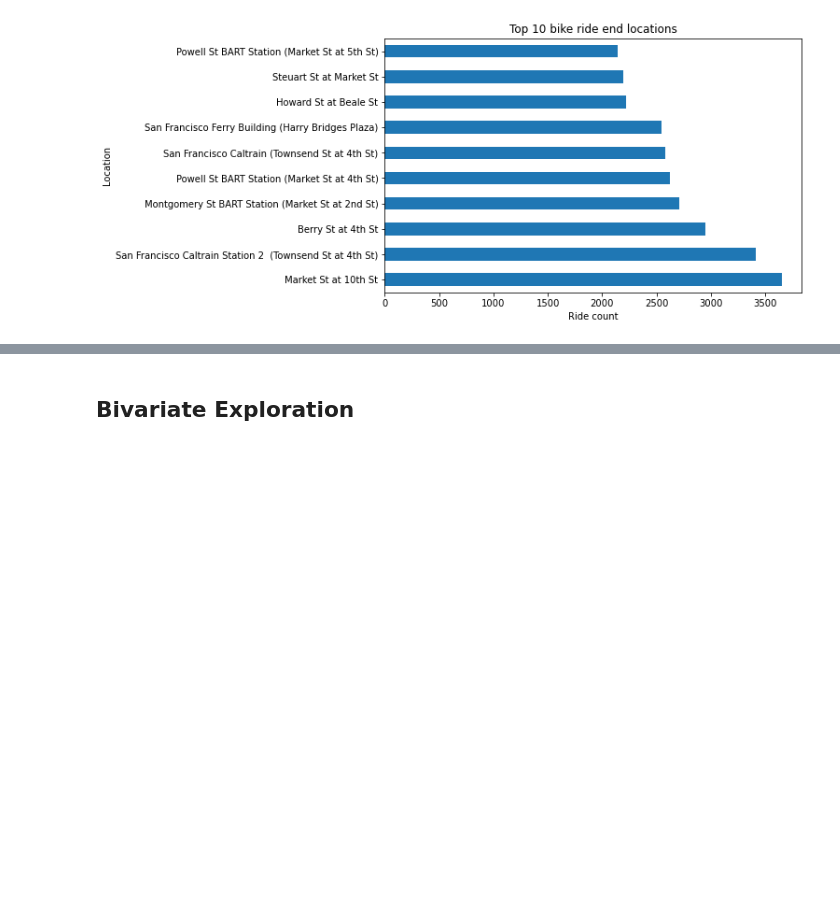
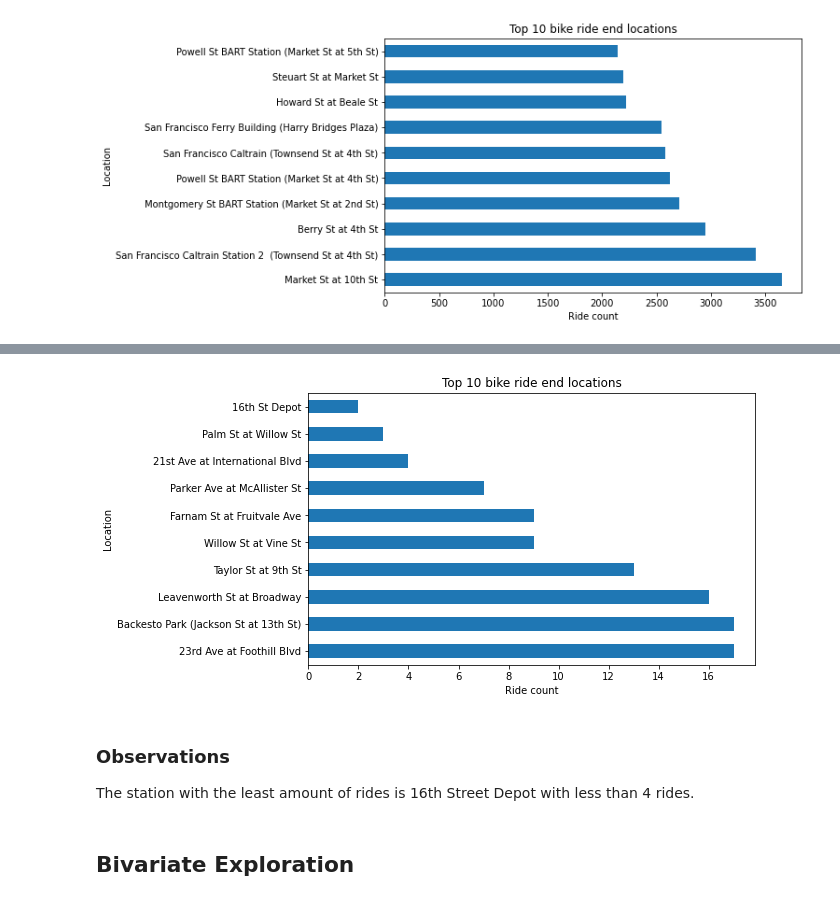
Before and after one commit to jjjeorgee/ALX-T, a Jupyter notebook: Project 03 - Data Visualization/Part_I_exploration.ipynb, the cells around one changed output, grey strips where cells are left out. Cells and saved outputs as stored; diff of their text form; code cells hidden in the pictures; blank space fills up the shorter version.

```diff
--- a/Project 03 - Data Visualization/Part_I_exploration.ipynb
+++ b/Project 03 - Data Visualization/Part_I_exploration.ipynb
@@ -373,2 +387,14 @@ Most bike rides seem to start and end at Market Street at 10th Street
+# %%
+plt.figure(figsize = (8,5))
+plt.title("Top 10 bike ride end locations")
+start_loc.plot(kind = 'barh')
+plt.xlabel('Ride count')
+plt.ylabel('Location');
+# %% [output]
+[figure, added]
+# %% [markdown]
+### Observations
+
+The station with the least amount of rides is 16th Street Depot with less than 4 rides.
 # %% [markdown]
 ## Bivariate Exploration
```
Also changed, not shown: parts of 12 cells of this notebook, 1 other file.
